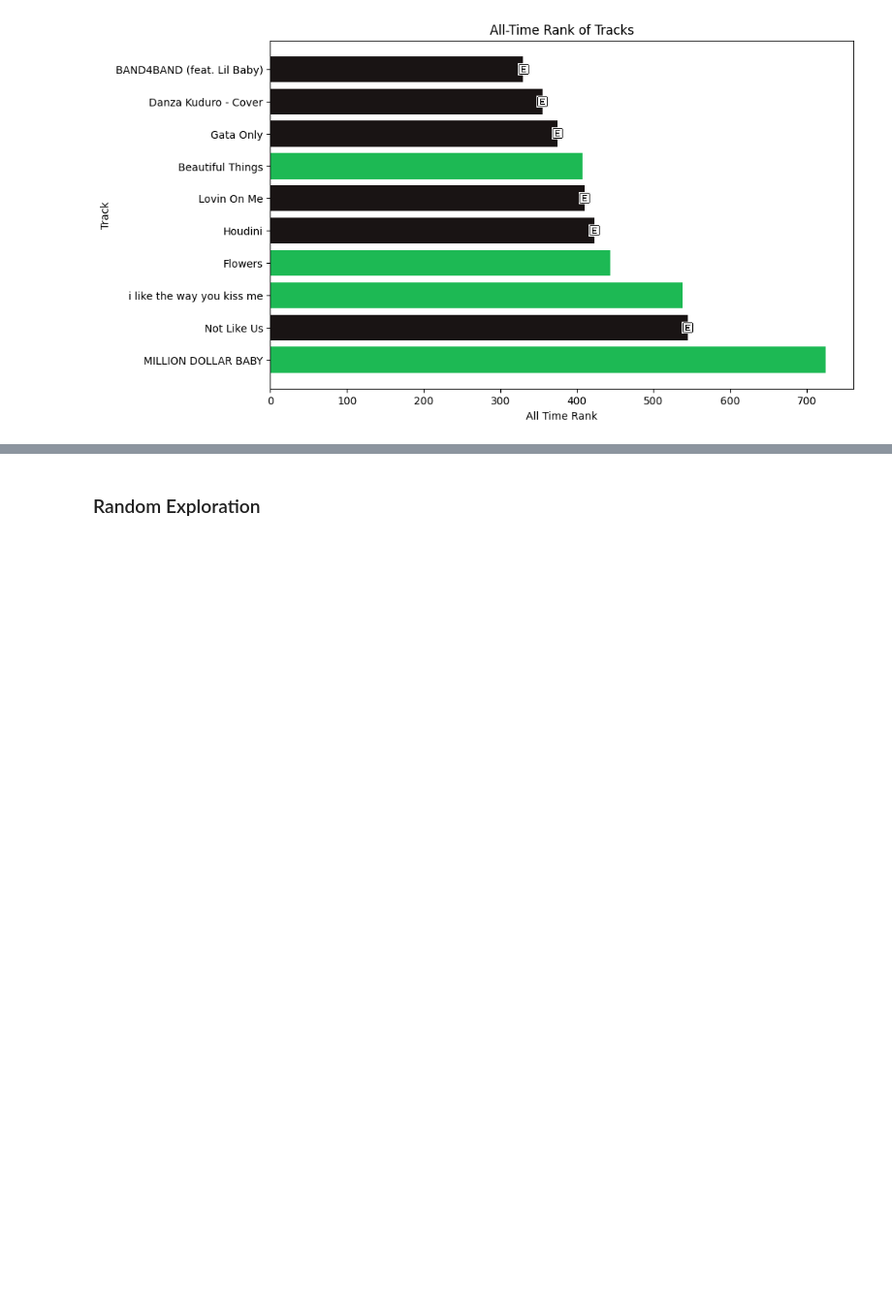
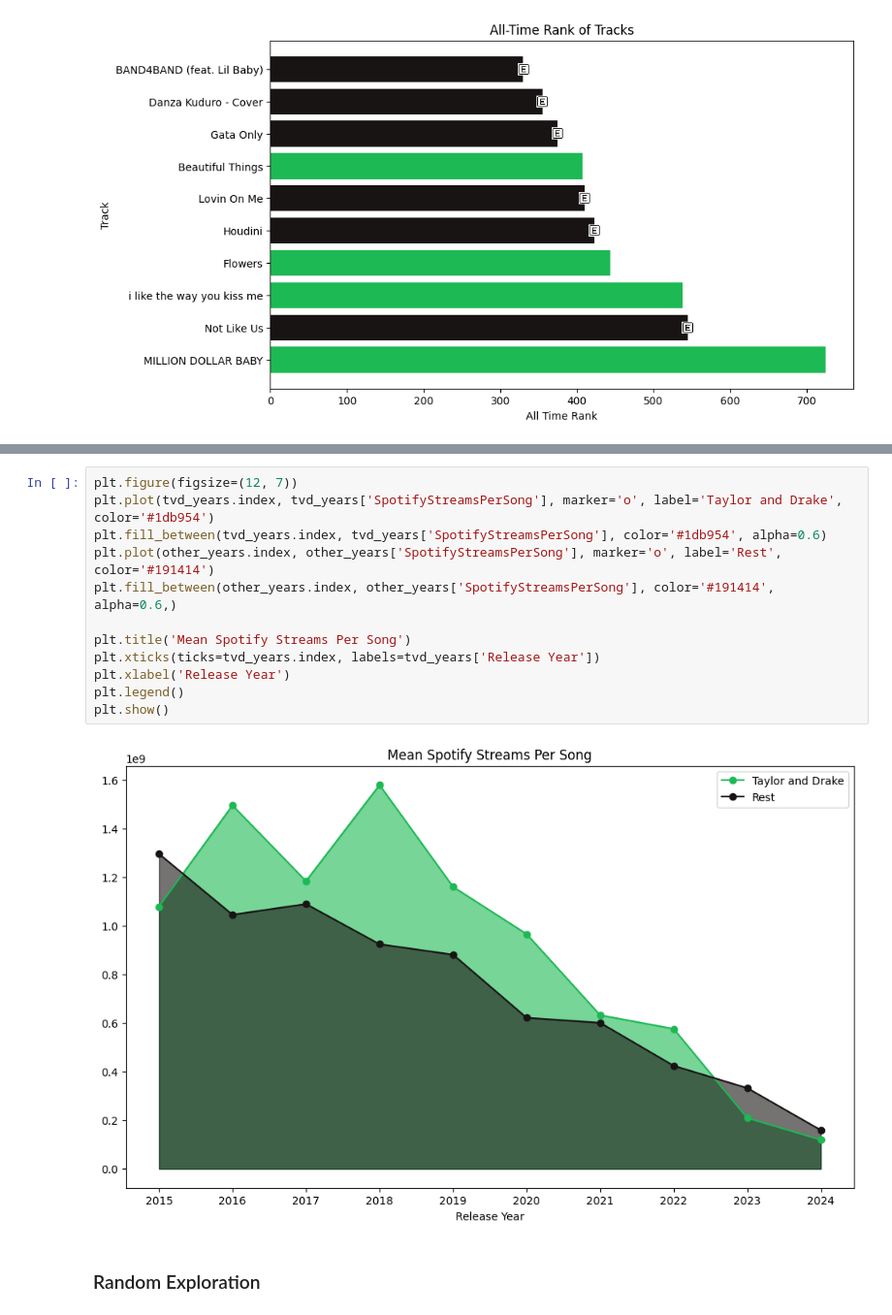
Before and after one commit to suchethsikha/Spotify_2024_EDA, a Jupyter notebook: Group_spotify.ipynb, the cells around one changed output, grey strips where cells are left out. Shown at 97% size. Drawn from its saved outputs; the diff is of its cells as text; blank space fills up the shorter version.

Commit message:
adding tay v drake

```diff
--- a/Group_spotify.ipynb
+++ b/Group_spotify.ipynb
@@ -402,3 +437,17 @@ plt.show()
+# %%
+plt.figure(figsize=(12, 7))
+plt.plot(tvd_years.index, tvd_years['SpotifyStreamsPerSong'], marker='o', label='Taylor and Drake', color='#1db954')
+plt.fill_between(tvd_years.index, tvd_years['SpotifyStreamsPerSong'], color='#1db954', alpha=0.6)
+plt.plot(other_years.index, other_years['SpotifyStreamsPerSong'], marker='o', label='Rest', color='#191414')
+plt.fill_between(other_years.index, other_years['SpotifyStreamsPerSong'], color='#191414', alpha=0.6,)
+
+plt.title('Mean Spotify Streams Per Song')
+plt.xticks(ticks=tvd_years.index, labels=tvd_years['Release Year'])
+plt.xlabel('Release Year')
+plt.legend()
+plt.show()
+# %% [output]
+[figure, added]
 # %% [markdown]
 <h3> Random Exploration </h3>
 # %% [markdown]
```
Also changed, not shown: parts of 2 cells of this notebook.
